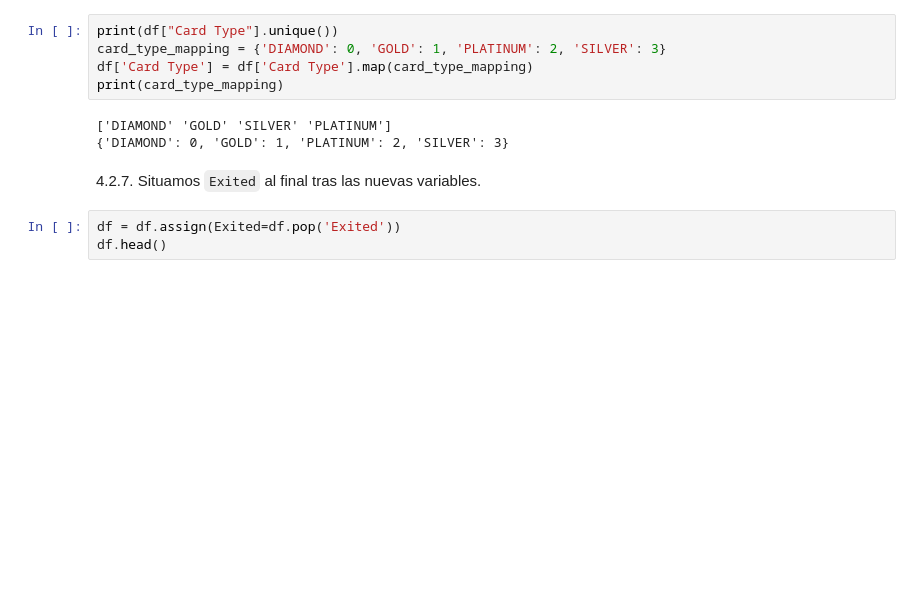
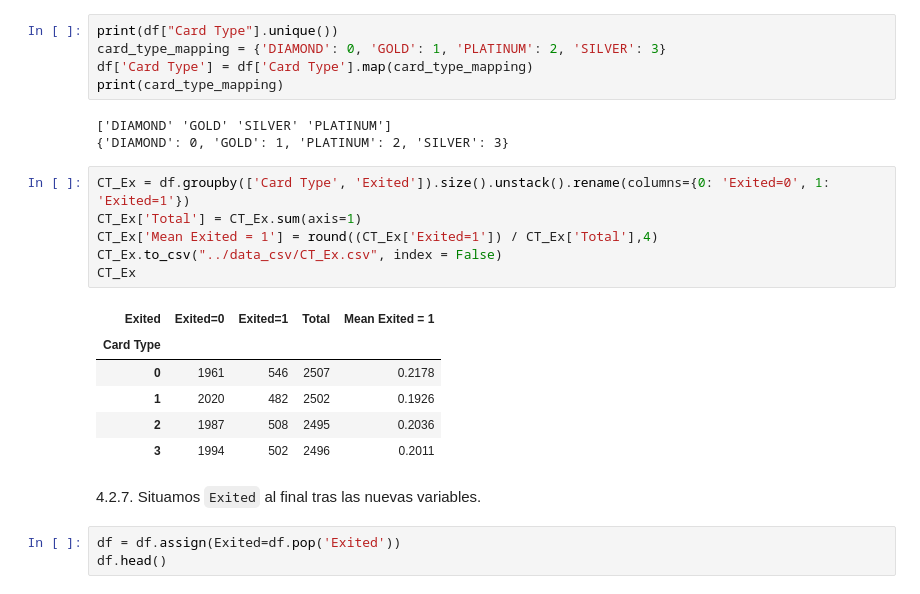
Before and after one commit to StevenNoboa/Proyecto_Machine_Learning_Bank_Customer_Churn_Detection, a Jupyter notebook: noteooks/Limpieza_EDA_ProyectoML_2.ipynb, the cells around one changed output. Saved outputs shown, nothing was run; the diff lists cells and outputs as text; blank space fills up the shorter version.

```diff
--- a/noteooks/Limpieza_EDA_ProyectoML_2.ipynb
+++ b/noteooks/Limpieza_EDA_ProyectoML_2.ipynb
@@ -330,6 +333,19 @@ print(card_type_mapping)
 # %% [output]
 ['DIAMOND' 'GOLD' 'SILVER' 'PLATINUM']
 {'DIAMOND': 0, 'GOLD': 1, 'PLATINUM': 2, 'SILVER': 3}
+# %%
+CT_Ex = df.groupby(['Card Type', 'Exited']).size().unstack().rename(columns={0: 'Exited=0', 1: 'Exited=1'})
+CT_Ex['Total'] = CT_Ex.sum(axis=1)
+CT_Ex['Mean Exited = 1'] = round((CT_Ex['Exited=1']) / CT_Ex['Total'],4)
+CT_Ex.to_csv("../data_csv/CT_Ex.csv", index = False)
+CT_Ex
+# %% [output]
+| Exited | Exited=0 | Exited=1 | Total | Mean Exited = 1 |
+| Card Type |  |  |  |  |
+| 0 | 1961 | 546 | 2507 | 0.2178 |
+| 1 | 2020 | 482 | 2502 | 0.1926 |
+| 2 | 1987 | 508 | 2495 | 0.2036 |
+| 3 | 1994 | 502 | 2496 | 0.2011 |
 # %% [markdown]
 4.2.7. Situamos `Exited` al final tras las nuevas variables.
 # %%
```
Also changed, not shown: parts of 9 cells of this notebook, 12 other files.
